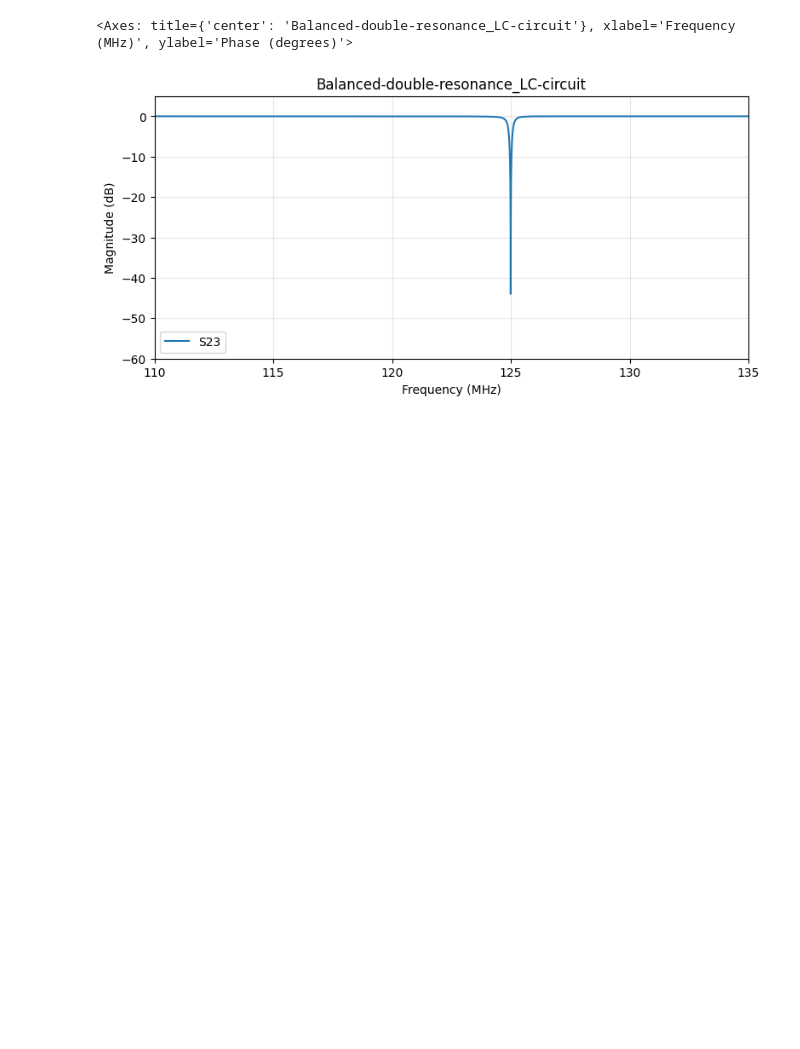
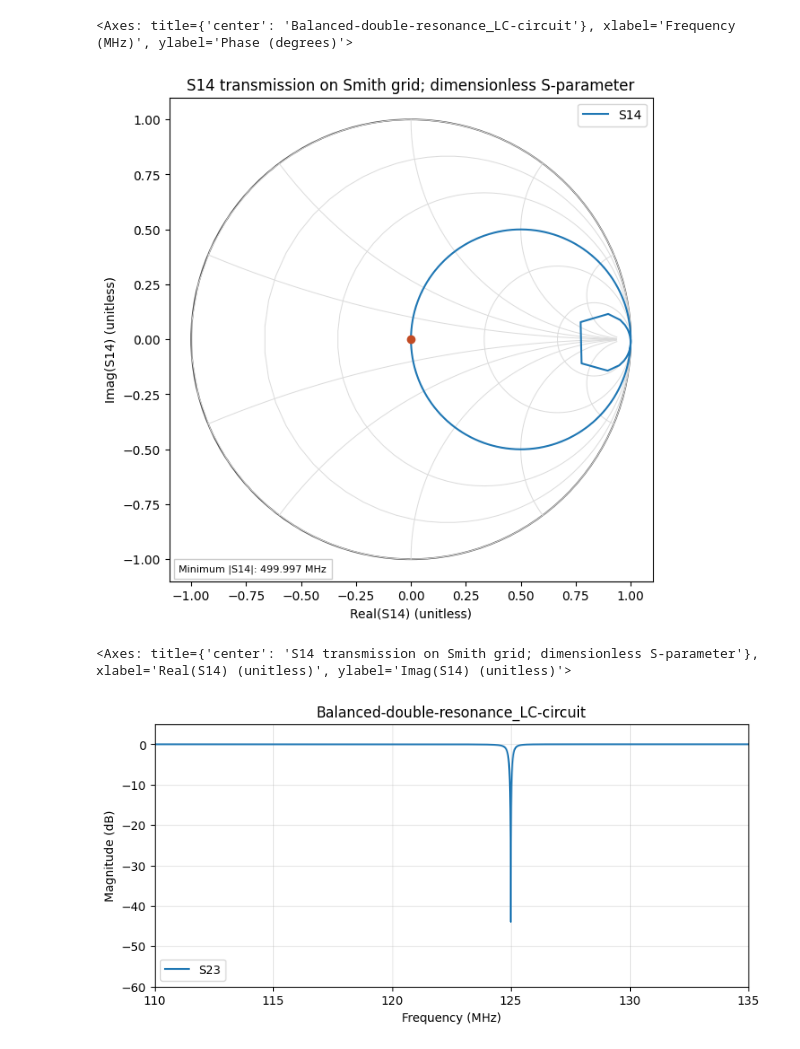
Before and after one commit to VThalakottoor/PyOR, a Jupyter notebook: Examples/RF_Circuit_Simulation/Balanced-double-resonance_LC-circuit.ipynb, the cells around one changed output. Drawn from its saved outputs; the diff is of its cells as text; code cells hidden in the pictures; blank space fills up the shorter version.

Commit message:
RF circuit simulation5

```diff
--- a/Examples/RF_Circuit_Simulation/Balanced-double-resonance_LC-circuit.ipynb
+++ b/Examples/RF_Circuit_Simulation/Balanced-double-resonance_LC-circuit.ipynb
@@ -131,6 +113,11 @@ circuit.Plot_Sparameter(
 # %% [output]
 [figure]
 <Axes: title={'center': 'Balanced-double-resonance_LC-circuit'}, xlabel='Frequency (MHz)', ylabel='Phase (degrees)'>
+# %%
+circuit.Plot_Smith("S14")
+# %% [output]
+[figure, added]
+<Axes: title={'center': 'S14 transmission on Smith grid; dimensionless S-parameter'}, xlabel='Real(S14) (unitless)', ylabel='Imag(S14) (unitless)'>
 # %%
 circuit.Plot_Sparameter(
     ["S23"],
```
Also changed, not shown: parts of 1 cell of this notebook, 1 other file.
